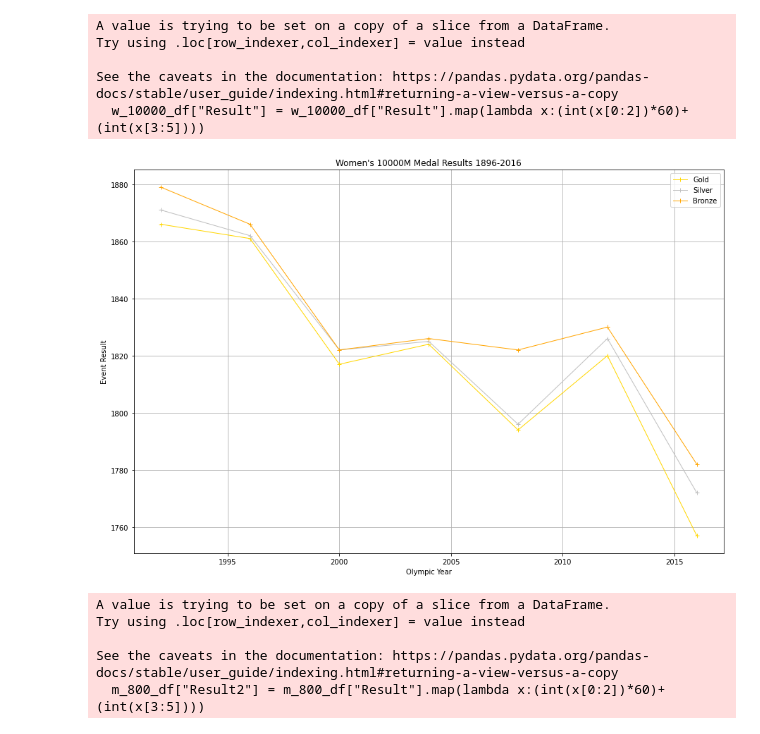
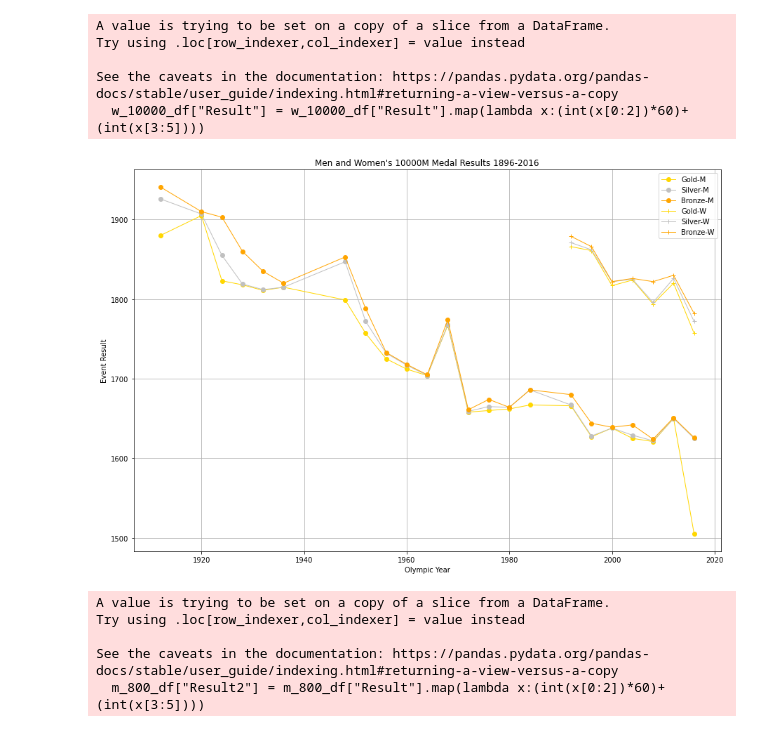
Before and after one commit to dstagner63/Project1, a Jupyter notebook: master_file.ipynb, the cells around one changed output. Saved outputs shown, nothing was run; the diff lists cells and outputs as text; code cells hidden in the pictures.

```diff
--- a/master_file.ipynb
+++ b/master_file.ipynb
@@ -273,18 +232,23 @@ w10000_bronze_df = w_10000_plt_df.loc[w_10000_plt_df["Medal"]=="B",["Year", "Res
 # %%
 #Plot the three medal reults to line graph and save file to output folder
 fig= plt.figure(figsize=(15,10))
-plt.plot(w10000_gold_df["Year"], w10000_gold_df["Result"], linewidth=1, marker="+", color="gold", label="Gold")
-plt.plot(w10000_silver_df["Year"], w10000_silver_df["Result"], linewidth=1, marker="+", color="silver", label="Silver")
-plt.plot(w10000_bronze_df["Year"], w10000_bronze_df["Result"], linewidth=1, marker="+", color="orange", label="Bronze")
+
+plt.plot(m10000_gold_df["Year"], m10000_gold_df["Result"], linewidth=1, marker="o", color="gold", label="Gold-M")
+plt.plot(m10000_silver_df["Year"], m10000_silver_df["Result"], linewidth=1, marker="o", color="silver", label="Silver-M")
+plt.plot(m10000_bronze_df["Year"], m10000_bronze_df["Result"], linewidth=1, marker="o", color="orange", label="Bronze-M")
+
+plt.plot(w10000_gold_df["Year"], w10000_gold_df["Result"], linewidth=1, marker="+", color="gold", label="Gold-W")
+plt.plot(w10000_silver_df["Year"], w10000_silver_df["Result"], linewidth=1, marker="+", color="silver", label="Silver-W")
+plt.plot(w10000_bronze_df["Year"], w10000_bronze_df["Result"], linewidth=1, marker="+", color="orange", label="Bronze-W")
 plt.grid()
 plt.legend(loc="upper right")
-plt.title("Women's 10000M Medal Results 1896-2016")
+plt.title("Men and Women's 10000M Medal Results 1896-2016")
 plt.xlabel("Olympic Year")
 plt.ylabel("Event Result")
-plt.savefig("Output/Women's 10000M Medal Results 1896-2016.png")
+plt.savefig("Output/Men and Women's 10000M Medal Results 1896-2016.png")
 plt.show()
 # %% [output]
-[figure, old version]
+[figure, new version]
 # %%
 # Plot the results for Mens 800M
 #Change result value into numberic value using lambda and then group by year
```
Also changed, not shown: parts of 13 cells of this notebook, 5 other files.
